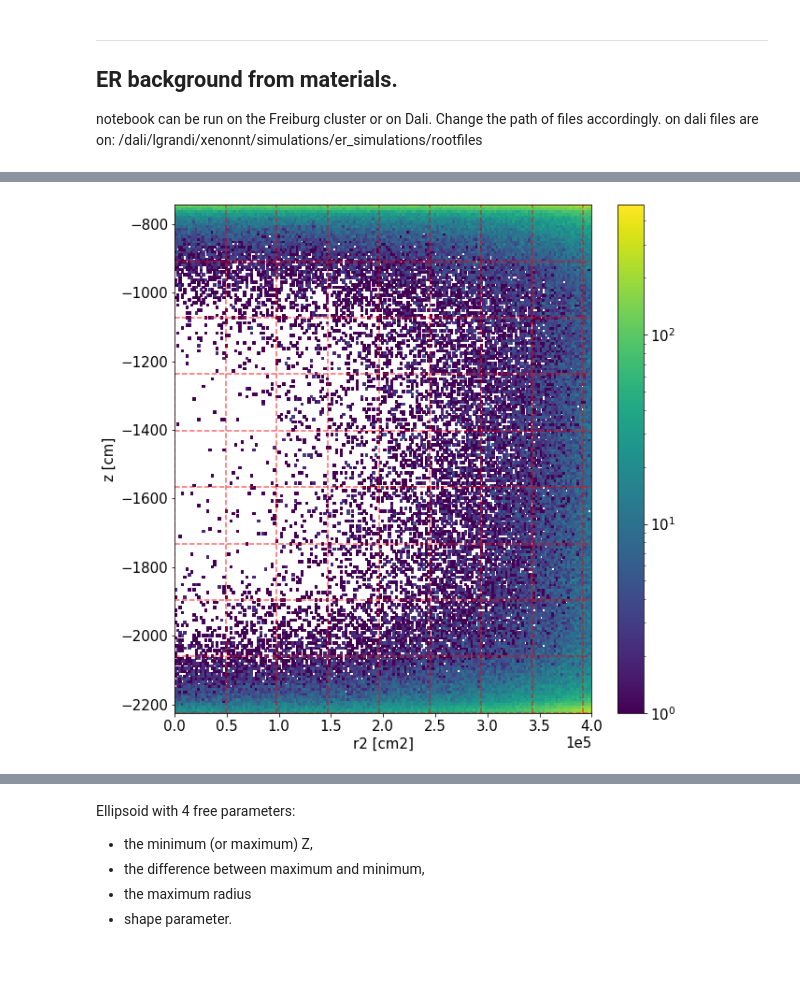
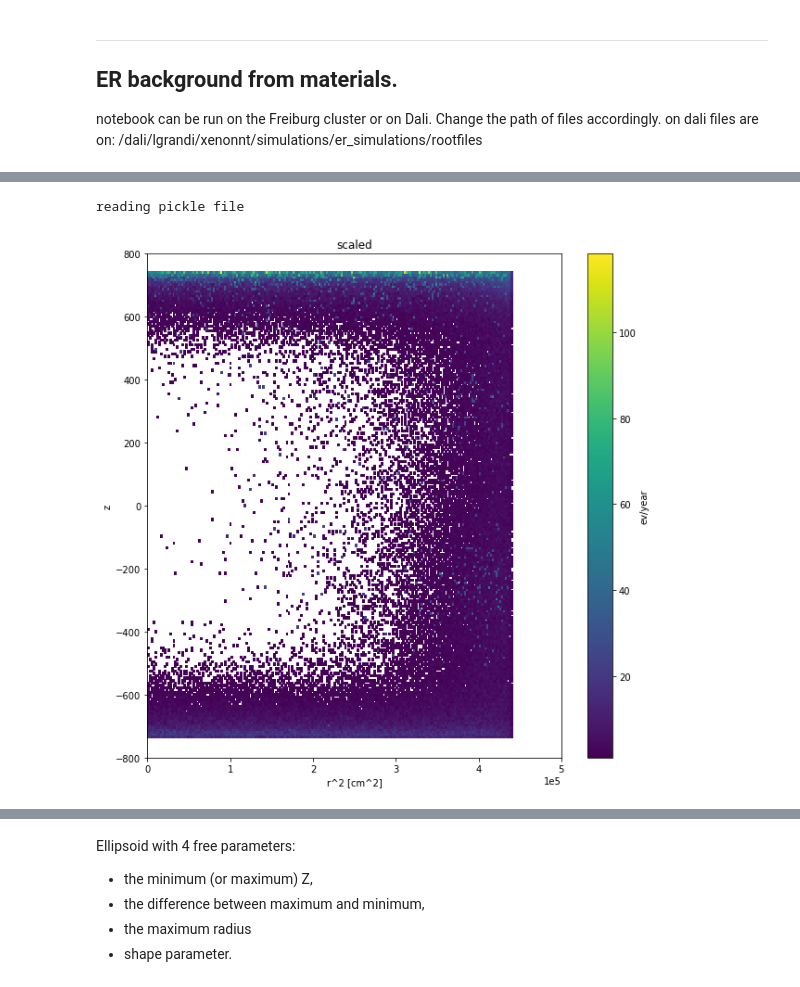
Before and after one commit to ariannarocchetti/MonteCarlo_ER, a Jupyter notebook: high_en/analysis_en.ipynb, the cells around one changed output, grey strips where cells are left out. Saved outputs shown, nothing was run; the diff lists cells and outputs as text; code cells hidden in the pictures.

```diff
--- a/high_en/analysis_en.ipynb
+++ b/high_en/analysis_en.ipynb
@@ -116,9 +73,0 @@ reading pickle file
-# %%
-plt.figure(figsize = (10,10))
-n=plt.hist2d(data.R2, data.Z, bins = (200,200), cmin = 1, Norm = LogNorm, weights = data.weights)
-h = plt.colorbar()
-h.set_label("ev/year")
-plt.title("scaled")
-plt.ylabel("z")
-plt.xlabel("r^2 [cm^2]")
-plt.show()
@@ -127,9 +73,0 @@ plt.show()
-# %%
-offset = 1488/2
-data["uncor_z"] = data.Z
-data["Z"]=data.Z-offset
-
-en_range = 400  #keV 2.2 MeV Bi214 and the 2.6 MeV
-
-data = data[data.Ed > 2200]
-data = data[data.Ed < 2600]
@@ -177,20 +73,0 @@ R, Z = np.meshgrid(r2, z)
-# %%
-plt.figure(figsize = (10,10))
-cmap = "viridis"
-plt.hist2d(df.R2, df.Z, bins=(200, 200), norm = LogNorm())
-plt.colorbar()
-plt.xlim(0, 400e3)
-plt.ylim(plt.ylim(minz, maxz))
-plt.xlabel("r2 [cm2]")
-plt.ylabel("z [cm]")
-plt.ticklabel_format(axis="x", style="sci", scilimits=(0,0))
-
-
-for i in range(len(r2)):
-    plt.axvline(x=r2[i], color='r', alpha=0.6, linestyle='--')
-for i in range(len(z)):
-    plt.axhline(y=z[i], color='r', alpha=0.6, linestyle='--')
-
-plt.show()
-# %% [output]
-[figure, removed]
@@ -206,0 +116,20 @@ def figure_merit(z_low,z_high,r_low,r_high):
+# %%
+data = load_data_and_normalize(0)
+#data.weights = data.weights/400
+# %% [output]
+reading pickle file
+# %%
+plt.figure(figsize = (10,10))
+n=plt.hist2d(data.R2, data.Z, bins = (200,200), cmin = 1,
+             Norm = LogNorm, weights = data.weights)
+h = plt.colorbar()
+h.set_label("ev/year")
+plt.title("scaled")
+plt.ylabel("z")
+plt.xlabel("r^2 [cm^2]")
+plt.xlim(0,5e5)
+plt.ylim(-800,800)
+plt.ticklabel_format(axis="x", style="sci", scilimits=(0,0))
+plt.show()
+# %% [output]
+[figure, added]
```
Also changed, not shown: parts of 51 cells of this notebook, 1 other file.
